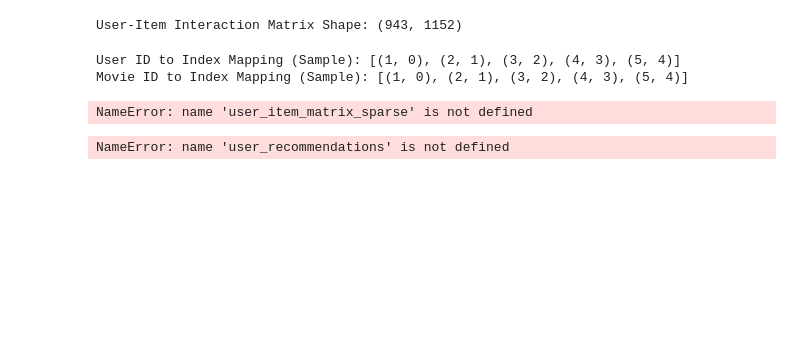
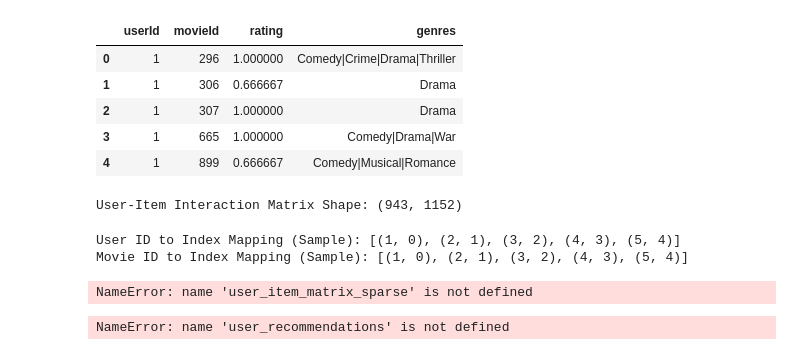
Before and after one commit to OnesNT/Two-stages-recommendation-system, a Jupyter notebook: notes/dataset_explore.ipynb, the cells around one changed output. Drawn from its saved outputs; the diff is of its cells as text; code cells hidden in the pictures; blank space fills up the shorter version.

```diff
--- a/notes/dataset_explore.ipynb
+++ b/notes/dataset_explore.ipynb
@@ -75,3 +57,16 @@ Cleaned Ratings Data Shape: (97953, 3)
+# %%
+ratings_df = ratings.drop('timestamp', axis=1)
+ratings_df = pd.merge(ratings_df, movies, how='left', left_on='movieId', right_on='movieId')
+ratings_df = ratings_df.drop('title', axis=1)
+ratings_df['rating'] = (ratings_df['rating'] - 0.5)/4.5
+ratings_df.head()
+# %% [output]
+|  | userId | movieId | rating | genres |
+| 0 | 1 | 296 | 1.000000 | Comedy|Crime|Drama|Thriller |
+| 1 | 1 | 306 | 0.666667 | Drama |
+| 2 | 1 | 307 | 1.000000 | Drama |
+| 3 | 1 | 665 | 1.000000 | Comedy|Drama|War |
+| 4 | 1 | 899 | 0.666667 | Comedy|Musical|Romance |
 # %%
 from scipy.sparse import csr_matrix
 
```
Also changed, not shown: parts of 7 cells of this notebook, 3 other files.
